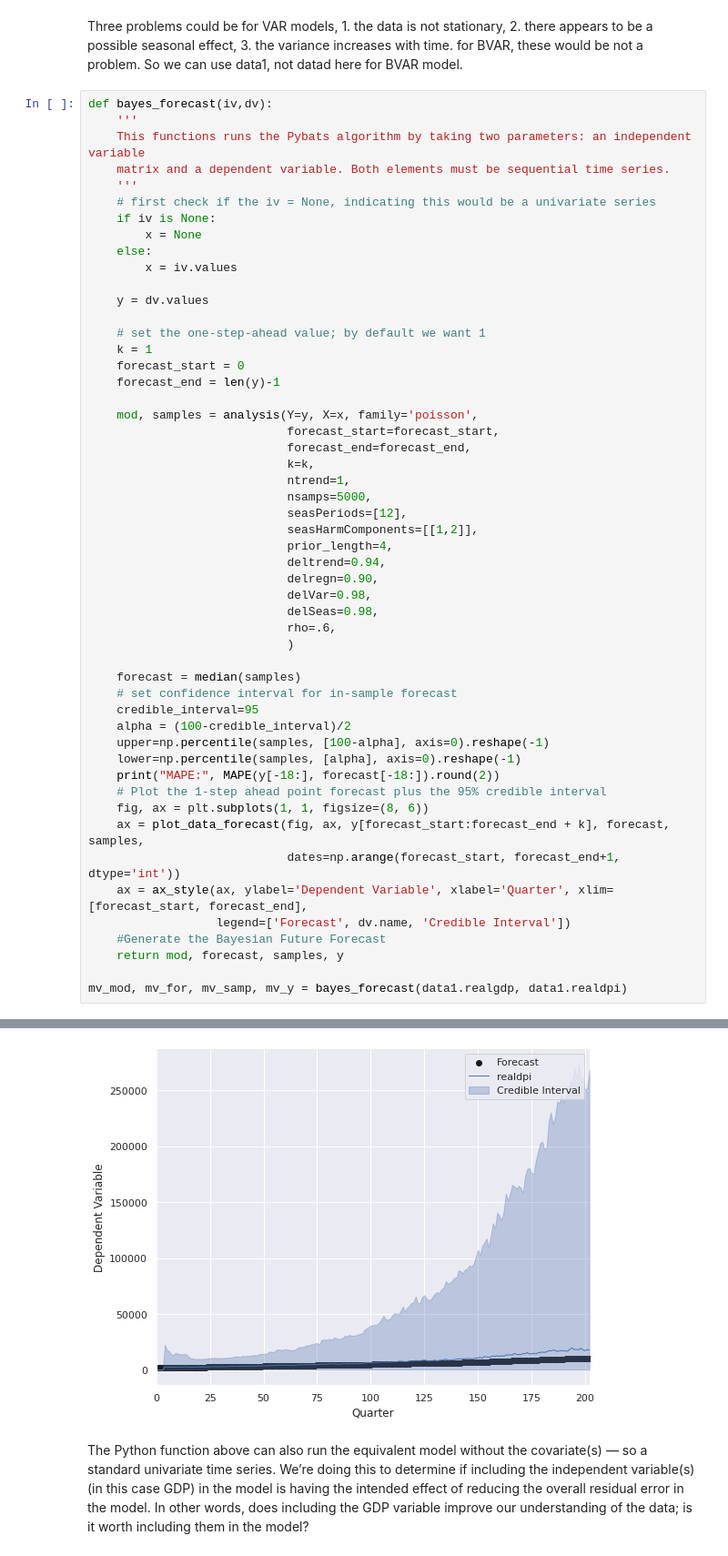
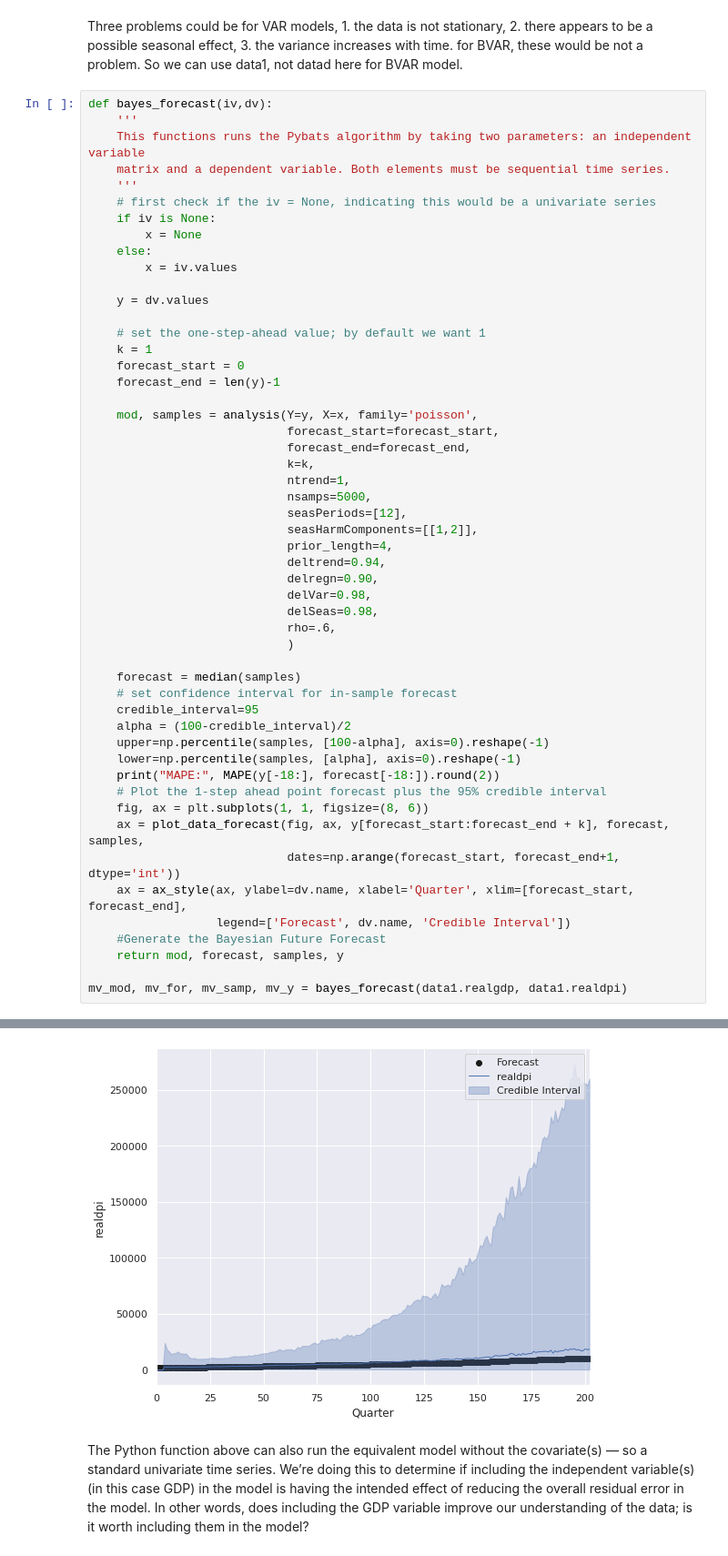
Before and after one commit to xxl4tomxu98/econometrics-gdp-dpi-VAR, a Jupyter notebook: real-world-VAR.ipynb, the cells around one changed output, grey strips where cells are left out. Shown: that part at 91% size. Saved outputs shown, nothing was run; the diff lists cells and outputs as text.

```diff
--- a/real-world-VAR.ipynb
+++ b/real-world-VAR.ipynb
@@ -293,7 +293,7 @@ def bayes_forecast(iv,dv):
     fig, ax = plt.subplots(1, 1, figsize=(8, 6))
     ax = plot_data_forecast(fig, ax, y[forecast_start:forecast_end + k], forecast, samples,
                             dates=np.arange(forecast_start, forecast_end+1, dtype='int'))
-    ax = ax_style(ax, ylabel='Dependent Variable', xlabel='Quarter', xlim=[forecast_start, forecast_end],
+    ax = ax_style(ax, ylabel=dv.name, xlabel='Quarter', xlim=[forecast_start, forecast_end],
                   legend=['Forecast', dv.name, 'Credible Interval'])
     #Generate the Bayesian Future Forecast
     return mod, forecast, samples, y
@@ -304,4 +304,4 @@ MAPE: 82.1
-[figure, old version]
+[figure, new version]
 # %% [markdown]
 The Python function above can also run the equivalent model without the covariate(s) — so a standard univariate time series. We’re doing this to determine if including the independent variable(s)(in this case GDP) in the model is having the intended effect of reducing the overall residual error in the model. In other words, does including the GDP variable improve our understanding of the data; is it worth including them in the model?
 # %%
```
Also changed, not shown: parts of 3 cells of this notebook.
